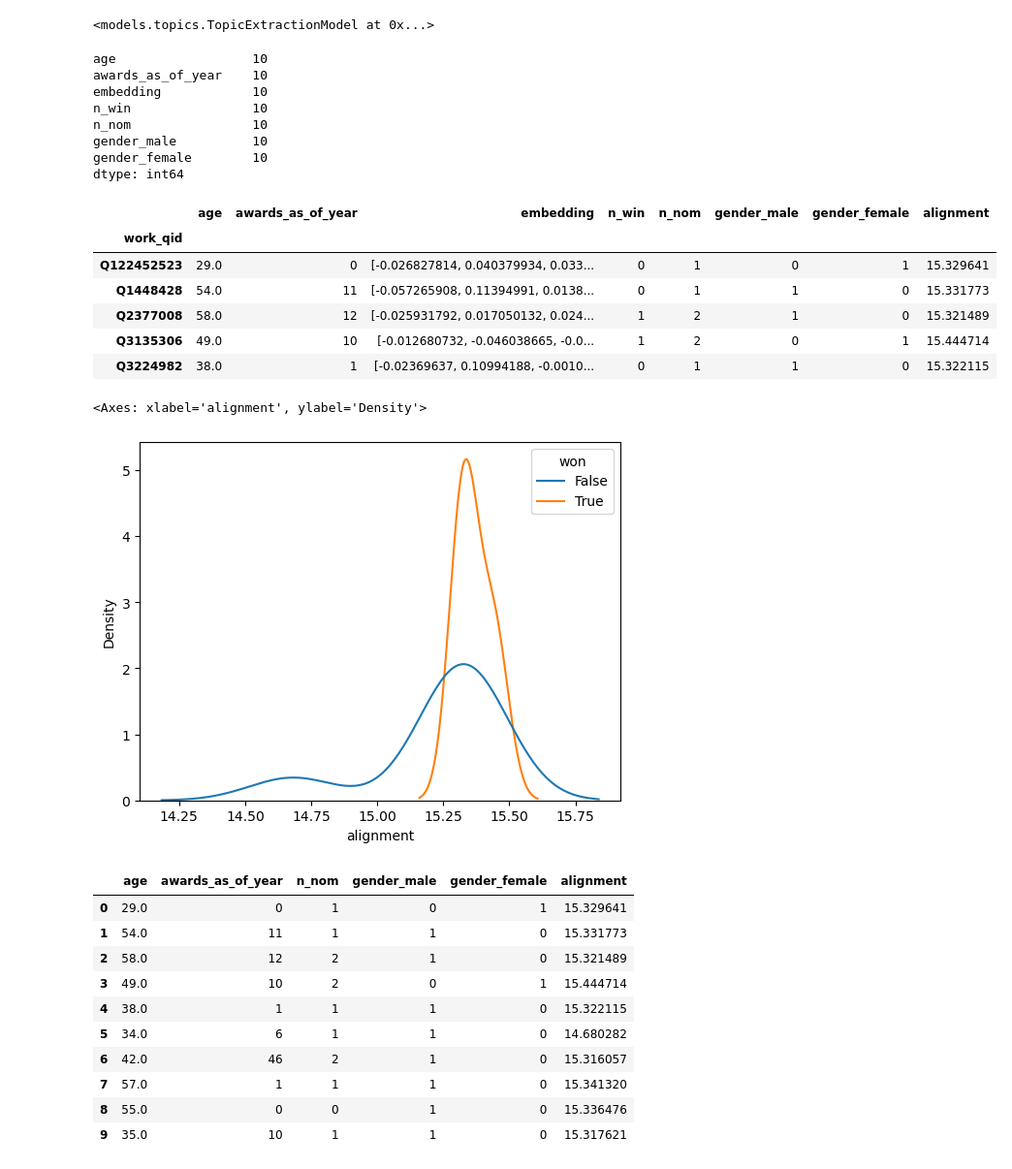
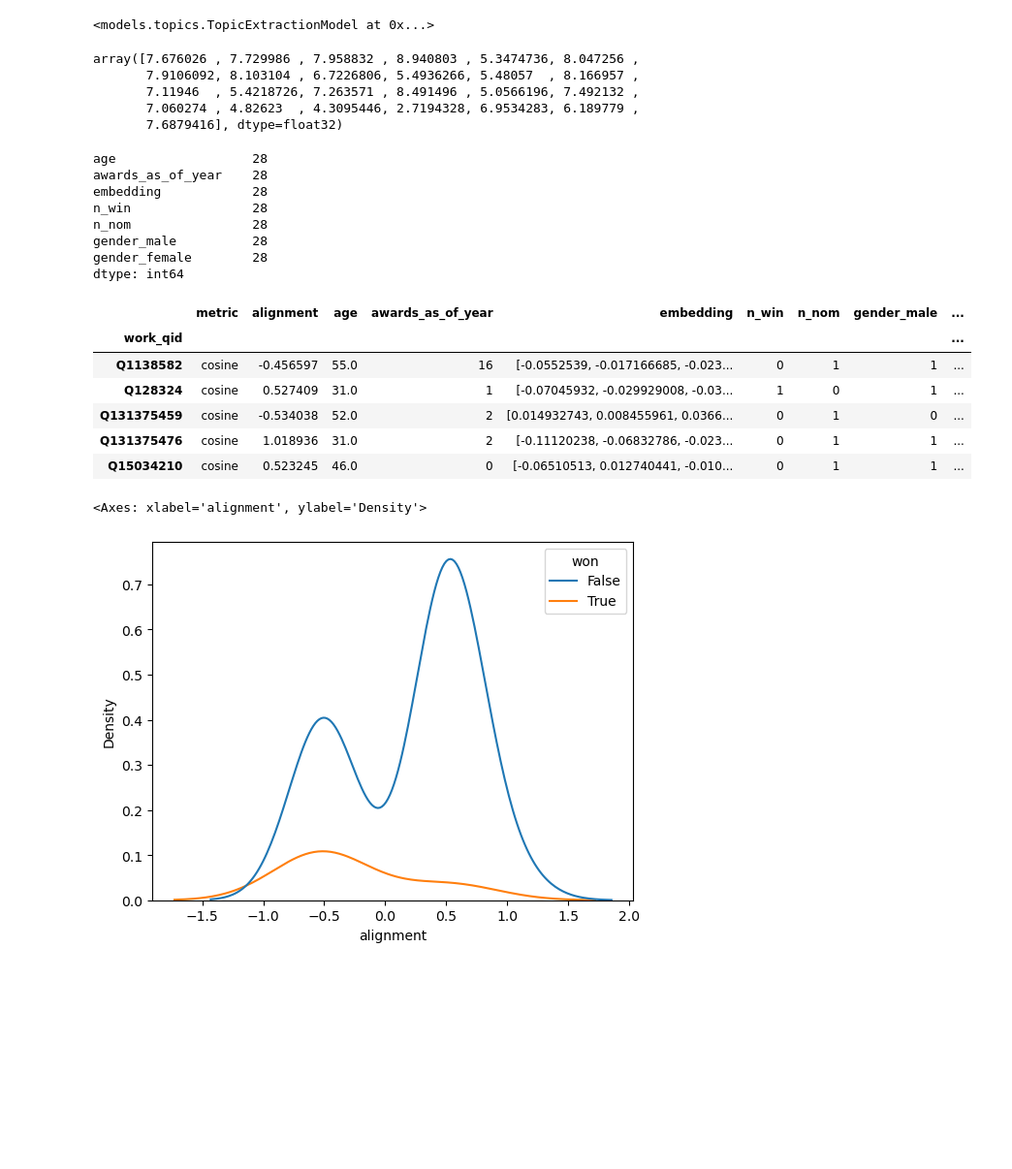
Before and after one commit to raineszm/sff-predict, a Jupyter notebook: notebooks/Topicality.ipynb, the cells around one changed output. Shown at 97% size. Cells and saved outputs as stored; diff of their text form; code cells hidden in the pictures; blank space fills up the shorter version.

```diff
--- a/notebooks/Topicality.ipynb
+++ b/notebooks/Topicality.ipynb
@@ -9,12 +9,12 @@ sys.path.append("../../")
 from models.topics import TopicExtractionModel
 from sentence_transformers import SentenceTransformer
 # %%
-headlines = pd.read_json("../../data/raw/headlines.json", lines=True)
-headline_embeddings = pd.read_parquet("../../data/headline_embeddings.parquet")
+headlines = pd.read_json("../data/raw/headlines.json", lines=True)
+headline_embeddings = pd.read_parquet("../data/headline_embeddings.parquet")
 headlines_merged = pd.merge(headlines, headline_embeddings, on="id", how="left")
 # %%
 from models.topics import NonStationaryFilter, HighKurtosisFilter, CompoundFilter
-YEAR = 1977
+YEAR = 1983
 sample_year = headlines_merged[headlines_merged["year"] == YEAR]
 
 model = SentenceTransformer("all-MiniLM-L6-v2")
@@ -27,9 +27,17 @@ tm.fit(sample_year["headline"].tolist(), np.stack(sample_year["embedding"].tolis
 <models.topics.TopicExtractionModel at 0x...>
 # %%
 tm.model.visualize_topics_over_time(tm.topics_over_time[tm.topics_over_time.Topic.isin(tm.topic_filter.topics)])
+# %%
+tm.compute_alignment(tm.centroids)
+# %% [output]
+array([7.676026 , 7.729986 , 7.958832 , 8.940803 , 5.3474736, 8.047256 ,
+       7.9106092, 8.103104 , 6.7226806, 5.4936266, 5.48057  , 8.166957 ,
+       7.11946  , 5.4218726, 7.263571 , 8.491496 , 5.0566196, 7.492132 ,
+       7.060274 , 4.82623  , 4.3095446, 2.7194328, 6.9534283, 6.189779 ,
+       7.6879416], dtype=float32)
 # %%
-novels = pd.read_csv("../../data/nominated_novels.csv")
-description_embeddings = pd.read_parquet("../../data/description_embeddings.parquet")
+novels = pd.read_csv("../data/nominated_novels.csv")
+description_embeddings = pd.read_parquet("../data/description_embeddings.parquet")
 desc_merged = pd.get_dummies(novels[novels.year == YEAR], columns=['gender']).merge(description_embeddings, on="work_qid", how="left").groupby("work_qid").agg({
     'age': 'mean',
     'awards_as_of_year': 'sum',
@@ -42,48 +50,43 @@ desc_merged = pd.get_dummies(novels[novels.year == YEAR], columns=['gender']).me
 
 desc_merged.count()
 # %% [output]
-age                  10
-awards_as_of_year    10
-embedding            10
-n_win                10
-n_nom                10
-gender_male          10
-gender_female        10
+age                  28
+awards_as_of_year    28
+embedding            28
+n_win                28
+n_nom                28
+gender_male          28
+gender_female        28
 dtype: int64
 # %%
 from models.debias import NullspaceProjector, learn_nullspace_normal_vector
 
-train_desc = pd.read_csv("../../data/train_desc_labeled.csv")
+train_desc = pd.read_csv("../data/train_desc_labeled.csv")
 w = learn_nullspace_normal_vector(train_desc)
 db = NullspaceProjector(normal_vector=w)
 embeddings = db.transform(np.stack(desc_merged["embedding"].values))
 db.fit(embeddings)
-desc_aligned = desc_merged.assign(alignment=tm.compute_alignment(embeddings))
+desc_aligned = desc_merged.assign(
+    cosine=tm.compute_alignment(embeddings, metric="cosine"),
+    linear=tm.compute_alignment(embeddings, metric="linear"),
+    rbf=tm.compute_alignment(embeddings, metric="rbf", gamma=5),
+).melt(
+    value_vars=["cosine", "linear", "rbf"],
+    value_name="alignment",
+    var_name="metric",
+    ignore_index=False,
+).join(desc_merged, how="left").assign(won=lambda x: x.n_win > 0)
 desc_aligned.head()
 # %% [output]
-|  | age | awards_as_of_year | embedding | n_win | n_nom | gender_male | gender_female | alignment |
-| work_qid |  |  |  |  |  |  |  |  |
-| Q122452523 | 29.0 | 0 | [-0.026827814, 0.040379934, 0.033... | 0 | 1 | 0 | 1 | 15.329641 |
-| Q1448428 | 54.0 | 11 | [-0.057265908, 0.11394991, 0.0138... | 0 | 1 | 1 | 0 | 15.331773 |
-| Q2377008 | 58.0 | 12 | [-0.025931792, 0.017050132, 0.024... | 1 | 2 | 1 | 0 | 15.321489 |
-| Q3135306 | 49.0 | 10 | [-0.012680732, -0.046038665, -0.0... | 1 | 2 | 0 | 1 | 15.444714 |
-| Q3224982 | 38.0 | 1 | [-0.02369637, 0.10994188, -0.0010... | 0 | 1 | 1 | 0 | 15.322115 |
+|  | metric | alignment | age | awards_as_of_year | embedding | n_win | n_nom | gender_male | ... |
+| work_qid |  |  |  |  |  |  |  |  | ... |
+| Q1138582 | cosine | -0.456597 | 55.0 | 16 | [-0.0552539, -0.017166685, -0.023... | 0 | 1 | 1 | ... |
+| Q128324 | cosine | 0.527409 | 31.0 | 1 | [-0.07045932, -0.029929008, -0.03... | 1 | 0 | 1 | ... |
+| Q131375459 | cosine | -0.534038 | 52.0 | 2 | [0.014932743, 0.008455961, 0.0366... | 0 | 1 | 0 | ... |
+| Q131375476 | cosine | 1.018936 | 31.0 | 2 | [-0.11120238, -0.06832786, -0.023... | 0 | 1 | 1 | ... |
+| Q15034210 | cosine | 0.523245 | 46.0 | 0 | [-0.06510513, 0.012740441, -0.010... | 0 | 1 | 1 | ... |
 # %%
-sns.kdeplot(x="alignment", data=desc_aligned.assign(won = desc_aligned.n_win > 0), hue='won', common_norm=False )
+sns.kdeplot(x="alignment", data=desc_aligned[desc_aligned.metric == "cosine"], hue='won', common_norm=True )
 # %% [output]
 <Axes: xlabel='alignment', ylabel='Density'>
-[figure, old version]
+[figure, new version]
-# %%
-desc_aligned.reset_index().drop(columns=["work_qid", "embedding", "n_win"])
-# %% [output]
-|  | age | awards_as_of_year | n_nom | gender_male | gender_female | alignment |
-| 0 | 29.0 | 0 | 1 | 0 | 1 | 15.329641 |
-| 1 | 54.0 | 11 | 1 | 1 | 0 | 15.331773 |
-| 2 | 58.0 | 12 | 2 | 1 | 0 | 15.321489 |
-| 3 | 49.0 | 10 | 2 | 0 | 1 | 15.444714 |
-| 4 | 38.0 | 1 | 1 | 1 | 0 | 15.322115 |
-| 5 | 34.0 | 6 | 1 | 1 | 0 | 14.680282 |
-| 6 | 42.0 | 46 | 2 | 1 | 0 | 15.316057 |
-| 7 | 57.0 | 1 | 1 | 1 | 0 | 15.341320 |
-| 8 | 55.0 | 0 | 0 | 1 | 0 | 15.336476 |
-| 9 | 35.0 | 10 | 1 | 1 | 0 | 15.317621 |
```
Also changed, not shown: parts of 7 cells of this notebook, 3 other files.
